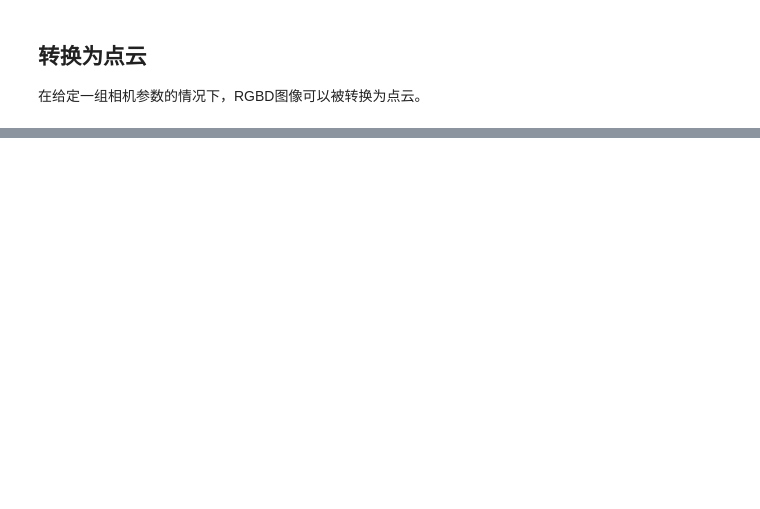
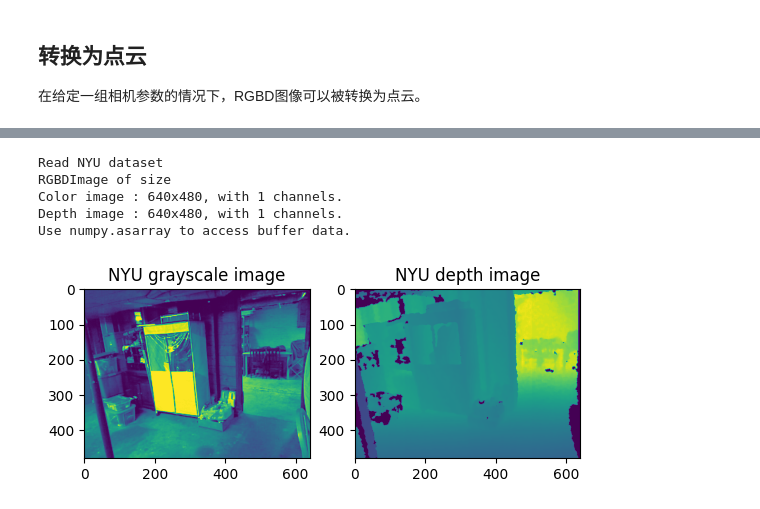
Before and after one commit to Ykiiii/3D_PointCloud_tutorial, a Jupyter notebook: Open3dTutorial_basics.ipynb, the cells around one changed output, grey strips where cells are left out. Saved outputs shown, nothing was run; the diff lists cells and outputs as text; code cells hidden in the pictures; blank space fills up the shorter version.

```diff
--- a/Open3dTutorial_basics.ipynb
+++ b/Open3dTutorial_basics.ipynb
@@ -574,0 +572,53 @@ Use numpy.asarray to access buffer data.
+# %%
+import matplotlib.image as mpimg
+import matplotlib.pyplot as plt
+import numpy as np
+import open3d as o3d
+import re
+
+
+# This is special function used for reading NYU pgm format
+# as it is written in big endian byte order.
+def read_nyu_pgm(filename, byteorder='>'):
+    with open(filename, 'rb') as f:
+        buffer = f.read()
+    try:
+        header, width, height, maxval = re.search(
+            b"(^P5\s(?:\s*#.*[\r\n])*"
+            b"(\d+)\s(?:\s*#.*[\r\n])*"
+            b"(\d+)\s(?:\s*#.*[\r\n])*"
+            b"(\d+)\s(?:\s*#.*[\r\n]\s)*)", buffer).groups()
+    except AttributeError:
+        raise ValueError("Not a raw PGM file: '%s'" % filename)
+    img = np.frombuffer(buffer,
+                        dtype=byteorder + 'u2',
+                        count=int(width) * int(height),
+                        offset=len(header)).reshape((int(height), int(width)))
+    img_out = img.astype('u2')
+    return img_out
+
+
+print("Read NYU dataset")
+# Open3D does not support ppm/pgm file yet. Not using o3d.io.read_image here.
+# MathplotImage having some ISSUE with NYU pgm file. Not using imread for pgm.
+
+color_raw = mpimg.imread("RGBD_Data\\SampleNYURGBDImage\\NYU_color.ppm")
+depth_raw = read_nyu_pgm("RGBD_Data\\SampleNYURGBDImage\\NYU_depth.pgm")
+color = o3d.geometry.Image(color_raw)
+depth = o3d.geometry.Image(depth_raw)
+rgbd_image = o3d.geometry.RGBDImage.create_from_nyu_format(color, depth)
+print(rgbd_image)
+plt.subplot(1, 2, 1)
+plt.title('NYU grayscale image')
+plt.imshow(rgbd_image.color)
+plt.subplot(1, 2, 2)
+plt.title('NYU depth image')
+plt.imshow(rgbd_image.depth)
+plt.show()
+# %% [output]
+Read NYU dataset
+RGBDImage of size
+Color image : 640x480, with 1 channels.
+Depth image : 640x480, with 1 channels.
+Use numpy.asarray to access buffer data.
+[figure, added]
```
Also changed, not shown: parts of 21 cells of this notebook, 22 other files.
